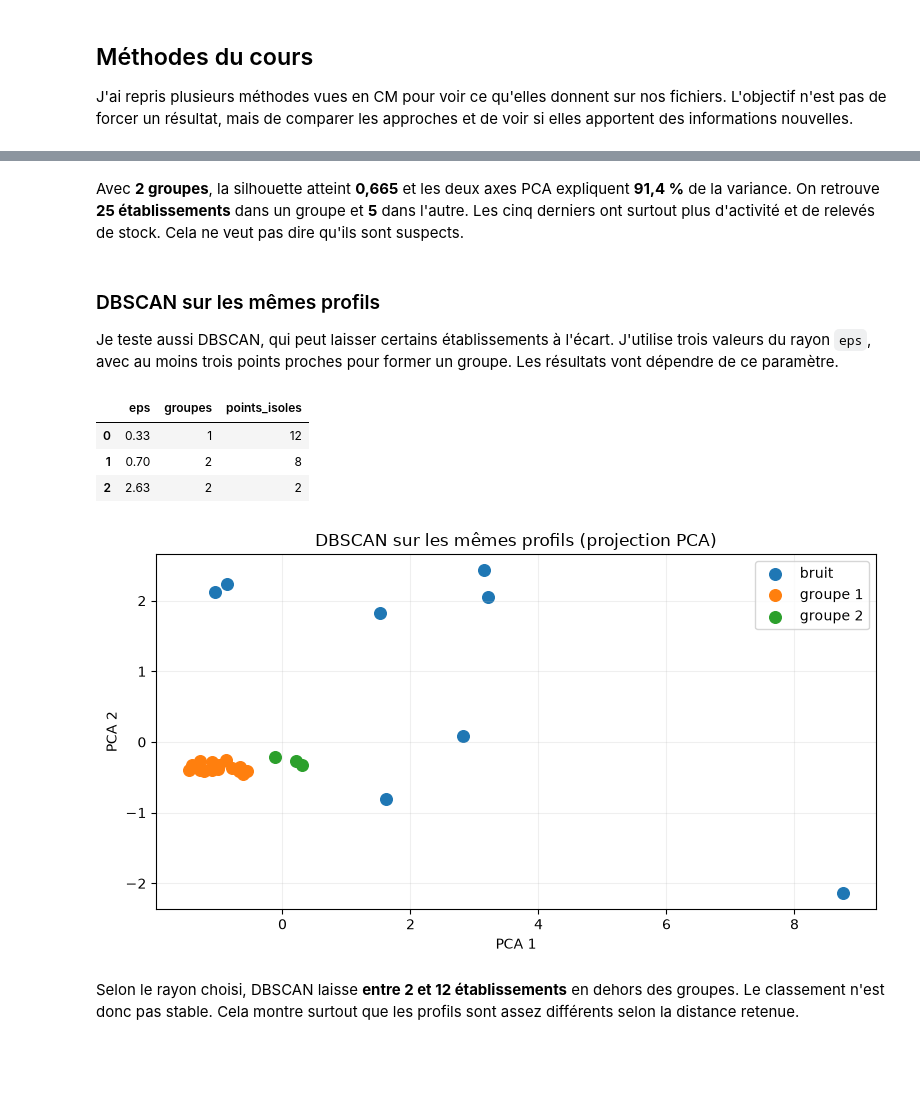
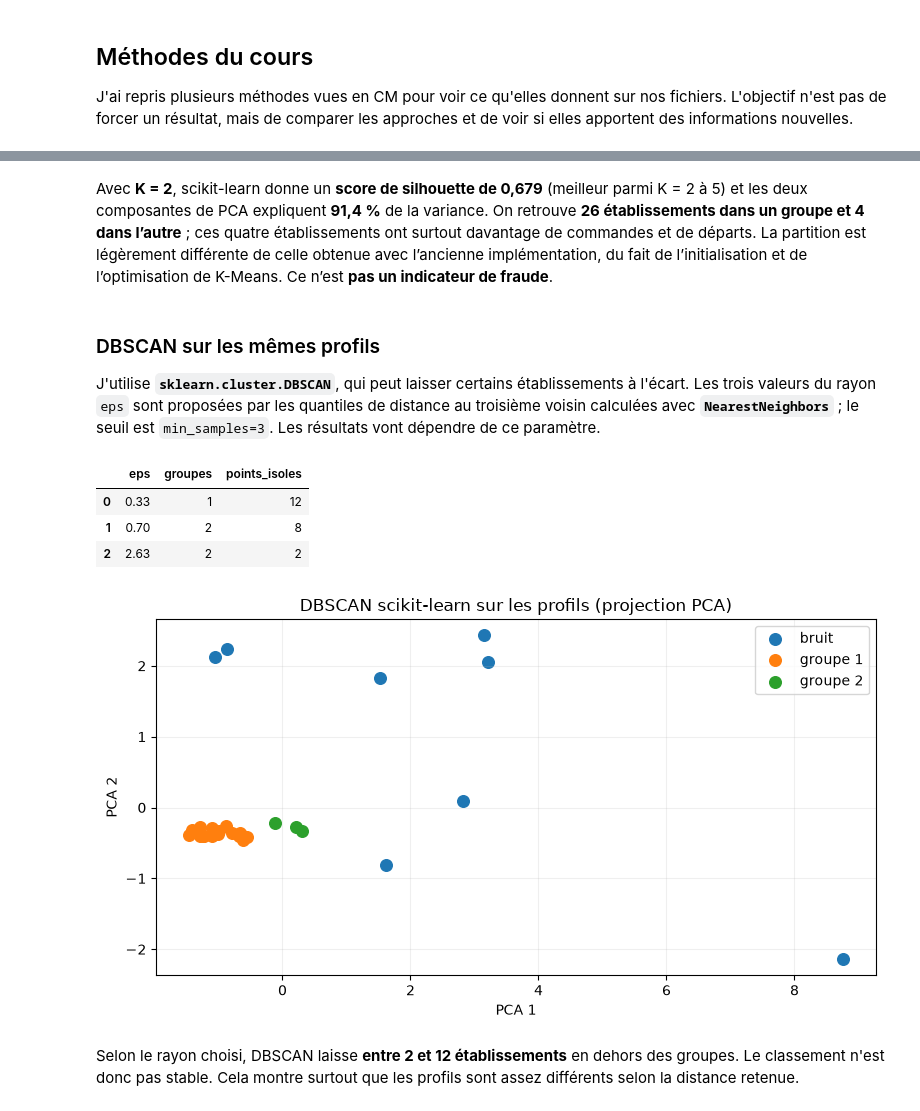
Before and after one commit to JLFoxii/20262027-UE-DataMining-Project, a Jupyter notebook: investigations/05_logistique/05_logistique.ipynb, the cells around one changed output, grey strips where cells are left out. Cells and saved outputs as stored; diff of their text form; code cells hidden in the pictures; blank space fills up the shorter version.

```diff
--- a/investigations/05_logistique/05_logistique.ipynb
+++ b/investigations/05_logistique/05_logistique.ipynb
@@ -3575,64 +3548,51 @@ Partition K-Means retenue pour l'affichage : 2 groupes
 # %% [markdown]
-Avec **2 groupes**, la silhouette atteint **0,665** et les deux axes PCA expliquent **91,4 %** de la variance. On retrouve **25 établissements** dans un groupe et **5** dans l'autre. Les cinq derniers ont surtout plus d'activité et de relevés de stock. Cela ne veut pas dire qu'ils sont suspects.
+Avec **K = 2**, scikit-learn donne un **score de silhouette de 0,679** (meilleur parmi K = 2 à 5) et les deux composantes de PCA expliquent **91,4 %** de la variance. On retrouve **26 établissements dans un groupe et 4 dans l’autre** ; ces quatre établissements ont surtout davantage de commandes et de départs. La partition est légèrement différente de celle obtenue avec l’ancienne implémentation, du fait de l’initialisation et de l’optimisation de K-Means. Ce n’est **pas un indicateur de fraude**.
 # %% [markdown]
 ### DBSCAN sur les mêmes profils
 
-Je teste aussi DBSCAN, qui peut laisser certains établissements à l'écart. J'utilise trois valeurs du rayon `eps`, avec au moins trois points proches pour former un groupe. Les résultats vont dépendre de ce paramètre.
+J'utilise **`sklearn.cluster.DBSCAN`**, qui peut laisser certains établissements à l'écart. Les trois valeurs du rayon `eps` sont proposées par les quantiles de distance au troisième voisin calculées avec **`NearestNeighbors`** ; le seuil est `min_samples=3`. Les résultats vont dépendre de ce paramètre.
 # %%
-def dbscan_simple(X, eps, min_points=3):
-    dist = np.linalg.norm(X[:, None] - X[None, :], axis=2)
-    voisins = [set(np.flatnonzero(dist[i] <= eps)) for i in range(len(X))]
-    labels = np.full(len(X), -1, dtype=int)
-    traites = set()
-    groupe = 0
-    for i in range(len(X)):
-        if i in traites:
-            continue
-        traites.add(i)
-        if len(voisins[i]) < min_points:
-            continue
-        labels[i] = groupe
-        a_explorer = list(voisins[i] - {i})
-        while a_explorer:
-            j = a_explorer.pop()
-            if j not in traites:
-                traites.add(j)
-                if len(voisins[j]) >= min_points:
-                    a_explorer.extend(voisins[j] - traites)
-            if labels[j] == -1:
-                labels[j] = groupe
-        groupe += 1
-    return labels
+# DBSCAN / NearestNeighbors de scikit-learn sur les profils standardisés.
+from sklearn.cluster import DBSCAN
+from sklearn.neighbors import NearestNeighbors
+from sklearn.metrics import pairwise_distances
 
-distances_cm2 = np.linalg.norm(X_cm2[:, None] - X_cm2[None, :], axis=2)
-# Distance au deuxième voisin distinct, le point lui-même étant inclus dans min_points=3.
-dist_3 = np.sort(distances_cm2, axis=1)[:, 2]
+# Le rayon eps est déterminé à partir des quantiles de distance au 3e voisin
+# (l'établissement lui-même est compté dans min_samples=3).
+voisins_eps = NearestNeighbors(n_neighbors=3, metric="euclidean").fit(X_cm2)
+distances_voisins, _ = voisins_eps.kneighbors(X_cm2)
+dist_3 = distances_voisins[:, 2]
 rayons = np.unique(np.round(np.quantile(dist_3, [0.5, 0.7, 0.9]), 2))
 tests_dbscan = []
 for eps in rayons:
-    labels = dbscan_simple(X_cm2, eps, min_points=3)
+    labels = DBSCAN(eps=float(eps), min_samples=3,
+                    metric="euclidean").fit_predict(X_cm2)
     tests_dbscan.append({"eps": eps, "groupes": len(set(labels) - {-1}),
                          "points_isoles": int((labels == -1).sum())})
 display(pd.DataFrame(tests_dbscan))
-labels_dbscan = dbscan_simple(X_cm2, rayons[len(rayons) // 2])
+labels_dbscan = DBSCAN(eps=float(rayons[len(rayons)//2]),
+                       min_samples=3, metric="euclidean").fit_predict(X_cm2)
+
+# Matrice de distances pour vérification/diagnostic ; aucun algorithme maison.
+distances_cm2 = pairwise_distances(X_cm2, metric="euclidean")
 fig, ax = plt.subplots(figsize=(8, 4.5))
-for g in sorted(set(labels_dbscan)):
-    selection = labels_dbscan == g
+for groupe in sorted(set(labels_dbscan)):
+    selection = labels_dbscan == groupe
     ax.scatter(pca_cm2[selection, 0], pca_cm2[selection, 1], s=70,
-               label="bruit" if g == -1 else f"groupe {g + 1}")
+               label="bruit" if groupe == -1 else f"groupe {groupe + 1}")
 ax.set_xlabel("PCA 1")
 ax.set_ylabel("PCA 2")
-ax.set_title("DBSCAN sur les mêmes profils (projection PCA)")
+ax.set_title("DBSCAN scikit-learn sur les profils (projection PCA)")
 ax.legend()
 ax.grid(alpha=0.2)
 plt.tight_layout()
 plt.show()
 # %% [output]
 |  | eps | groupes | points_isoles |
 | 0 | 0.33 | 1 | 12 |
 | 1 | 0.70 | 2 | 8 |
 | 2 | 2.63 | 2 | 2 |
-[figure, old version]
+[figure, new version]
 # %% [markdown]
 Selon le rayon choisi, DBSCAN laisse **entre 2 et 12 établissements** en dehors des groupes. Le classement n'est donc pas stable. Cela montre surtout que les profils sont assez différents selon la distance retenue.
 # %% [markdown]
```
Also changed, not shown: parts of 20 cells of this notebook, 3 other files.
